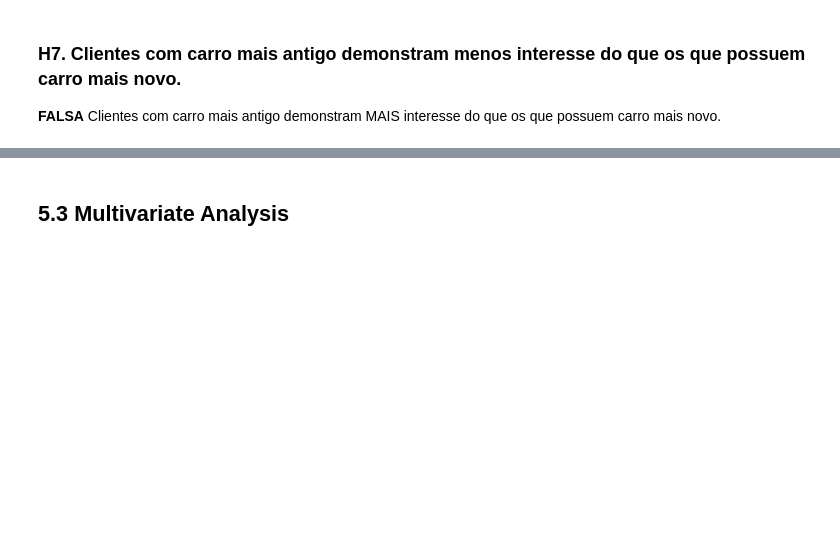
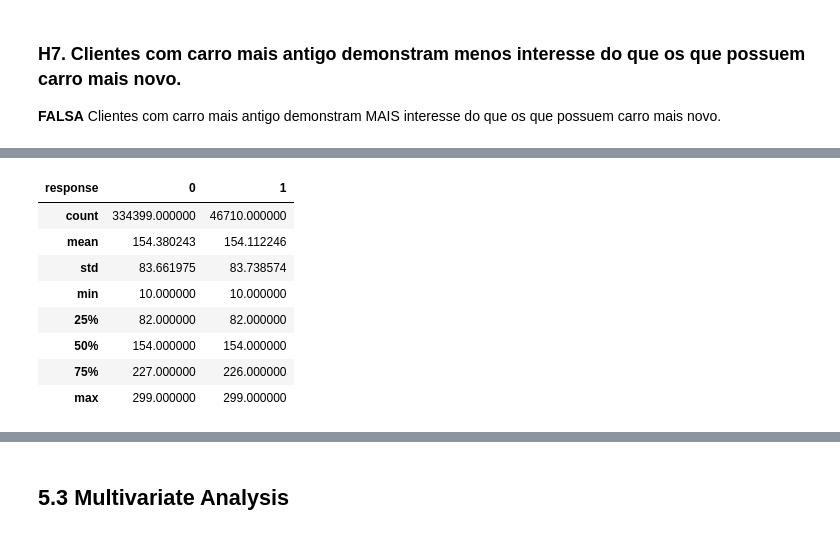
Before and after one commit to AllanCasado/health-insurance-cross-sell, a Jupyter notebook: notebooks/health_insurance_cross_sell.ipynb, the cells around one changed output, grey strips where cells are left out. Cells and saved outputs as stored; diff of their text form; code cells hidden in the pictures; blank space fills up the shorter version.

```diff
--- a/notebooks/health_insurance_cross_sell.ipynb
+++ b/notebooks/health_insurance_cross_sell.ipynb
@@ -906,0 +921,12 @@ It confirmed what I expected. We can't conclude that there is a statistically si
+# %%
+df3.groupby("response")["vintage"].describe().T
+# %% [output]
+| response | 0 | 1 |
+| count | 334399.000000 | 46710.000000 |
+| mean | 154.380243 | 154.112246 |
+| std | 83.661975 | 83.738574 |
+| min | 10.000000 | 10.000000 |
+| 25% | 82.000000 | 82.000000 |
+| 50% | 154.000000 | 154.000000 |
+| 75% | 227.000000 | 226.000000 |
+| max | 299.000000 | 299.000000 |
```
Also changed, not shown: parts of 59 cells of this notebook.
